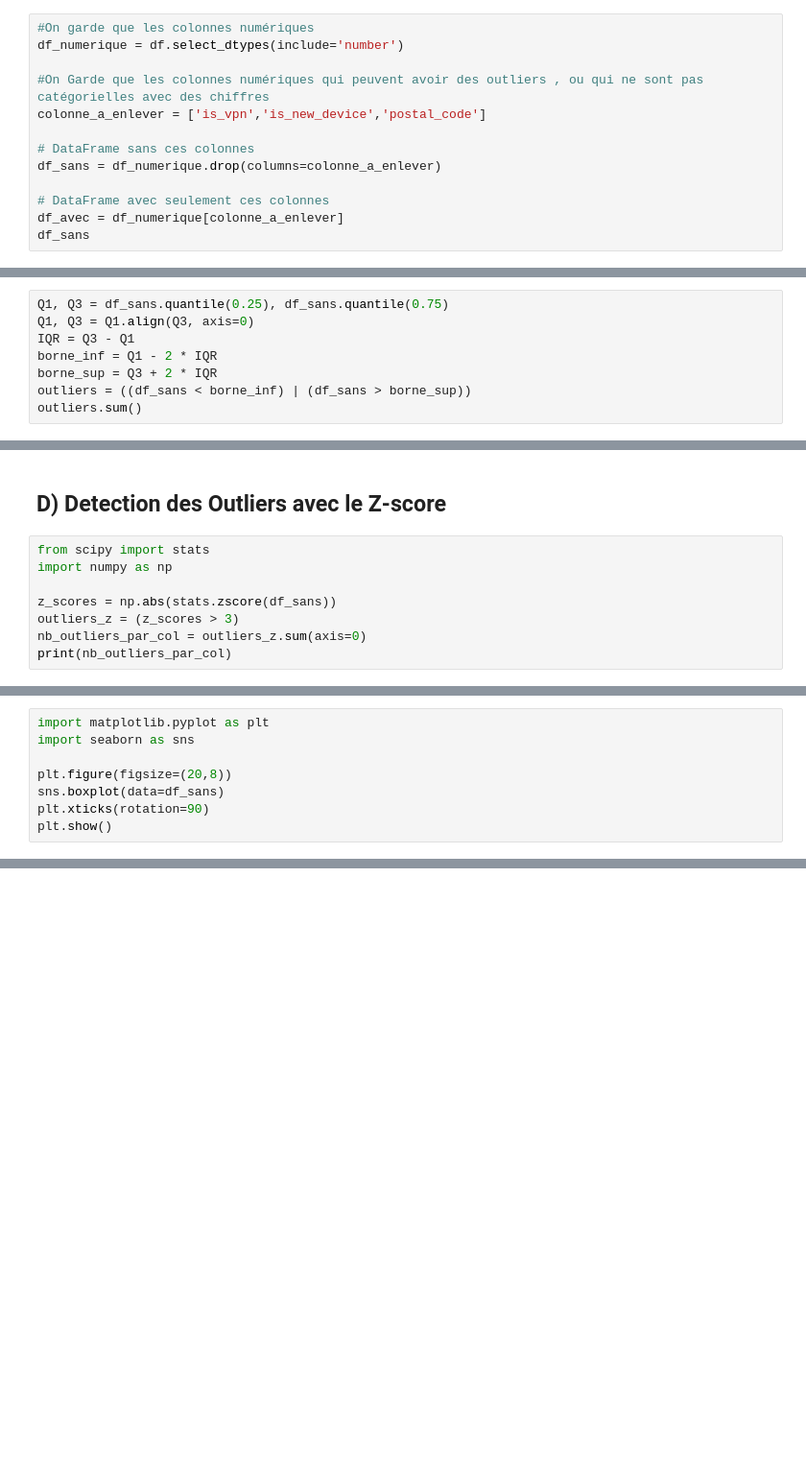
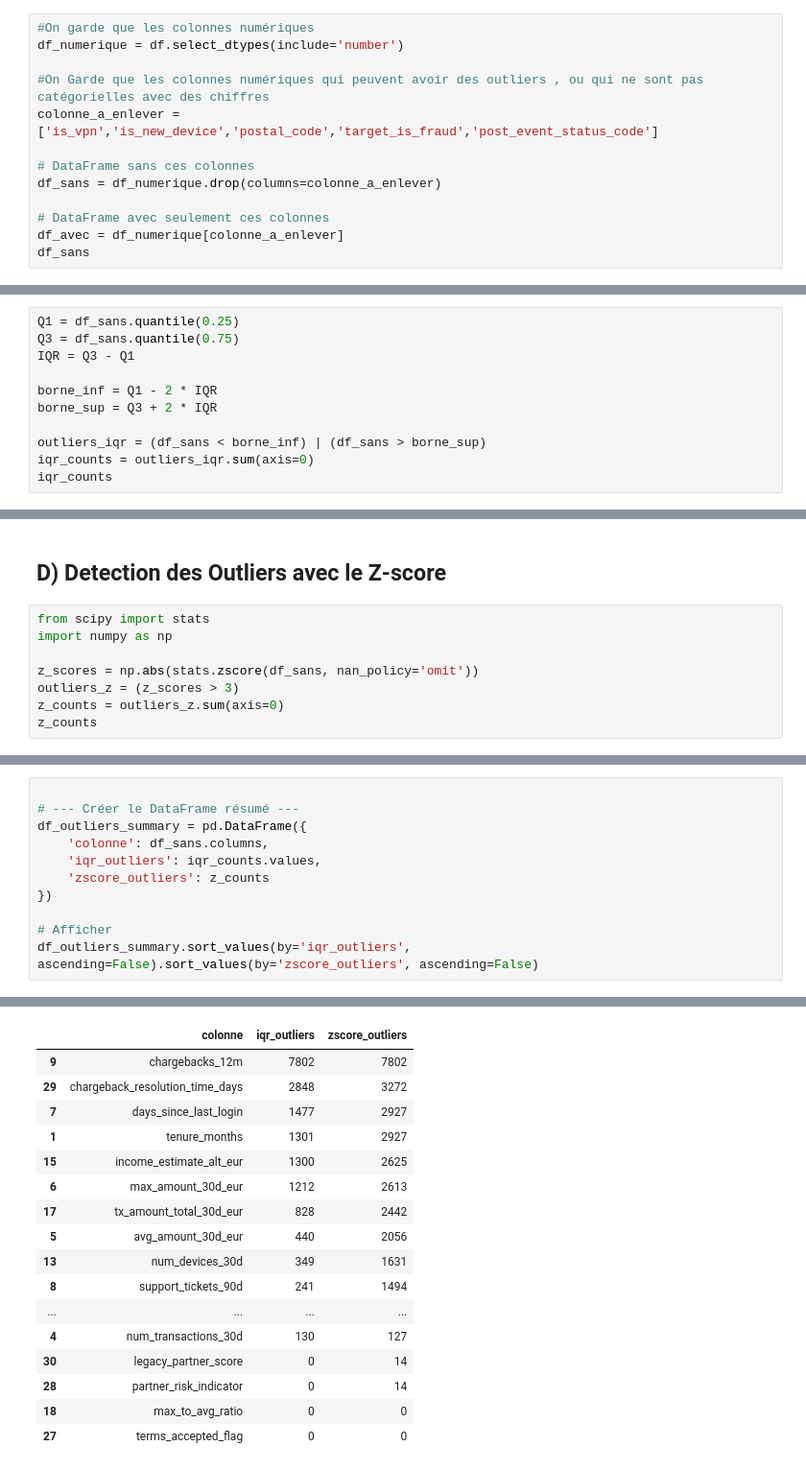
Before and after one commit to Yann-cm/Projet_Data_ML, a Jupyter notebook: 1.EDA/EDA-outliers.ipynb, the cells around one changed output, grey strips where cells are left out. Shown at 96% size. Saved outputs shown, nothing was run; the diff lists cells and outputs as text; blank space fills up the shorter version.

Commit message:
EDA-outliers-part(A-C)

```diff
--- a/1.EDA/EDA-outliers.ipynb
+++ b/1.EDA/EDA-outliers.ipynb
@@ -26,7 +26,7 @@ df.head()
 df_numerique = df.select_dtypes(include='number')
 
 #On Garde que les colonnes numériques qui peuvent avoir des outliers , ou qui ne sont pas catégorielles avec des chiffres
-colonne_a_enlever = ['is_vpn','is_new_device','postal_code']
+colonne_a_enlever = ['is_vpn','is_new_device','postal_code','target_is_fraud','post_event_status_code']
 
 # DataFrame sans ces colonnes
 df_sans = df_numerique.drop(columns=colonne_a_enlever)
@@ -51,11 +51,14 @@ df_sans
 # %% [markdown]
 ## C) Detection des Outliers avec l’IQR
 # %%
-Q1, Q3 = df_sans.quantile(0.25), df_sans.quantile(0.75)
-Q1, Q3 = Q1.align(Q3, axis=0)
+Q1 = df_sans.quantile(0.25)
+Q3 = df_sans.quantile(0.75)
 IQR = Q3 - Q1
+
 borne_inf = Q1 - 2 * IQR
 borne_sup = Q3 + 2 * IQR
-outliers = ((df_sans < borne_inf) | (df_sans > borne_sup))
-outliers.sum()
+
+outliers_iqr = (df_sans < borne_inf) | (df_sans > borne_sup)
+iqr_counts = outliers_iqr.sum(axis=0)
+iqr_counts
 # %% [output]
@@ -82,8 +85,8 @@ dtype: int64
 from scipy import stats
 import numpy as np
 
-z_scores = np.abs(stats.zscore(df_sans))
+z_scores = np.abs(stats.zscore(df_sans, nan_policy='omit'))
 outliers_z = (z_scores > 3)
-nb_outliers_par_col = outliers_z.sum(axis=0)
-print(nb_outliers_par_col)
+z_counts = outliers_z.sum(axis=0)
+z_counts
 # %% [output]
@@ -93,9 +96,12 @@ print(nb_outliers_par_col)
 # %%
-import matplotlib.pyplot as plt
-import seaborn as sns
 
-plt.figure(figsize=(20,8))
-sns.boxplot(data=df_sans)
-plt.xticks(rotation=90)
-plt.show()
+# --- Créer le DataFrame résumé ---
+df_outliers_summary = pd.DataFrame({
+    'colonne': df_sans.columns,
+    'iqr_outliers': iqr_counts.values,
+    'zscore_outliers': z_counts
+})
+
+# Afficher
+df_outliers_summary.sort_values(by='iqr_outliers', ascending=False).sort_values(by='zscore_outliers', ascending=False)
 # %% [output]
@@ -102,0 +108,17 @@ plt.show()
+|  | colonne | iqr_outliers | zscore_outliers |
+| 9 | chargebacks_12m | 7802 | 7802 |
+| 29 | chargeback_resolution_time_days | 2848 | 3272 |
+| 7 | days_since_last_login | 1477 | 2927 |
+| 1 | tenure_months | 1301 | 2927 |
+| 15 | income_estimate_alt_eur | 1300 | 2625 |
+| 6 | max_amount_30d_eur | 1212 | 2613 |
+| 17 | tx_amount_total_30d_eur | 828 | 2442 |
+| 5 | avg_amount_30d_eur | 440 | 2056 |
+| 13 | num_devices_30d | 349 | 1631 |
+| 8 | support_tickets_90d | 241 | 1494 |
+| ... | ... | ... | ... |
+| 4 | num_transactions_30d | 130 | 127 |
+| 30 | legacy_partner_score | 0 | 14 |
+| 28 | partner_risk_indicator | 0 | 14 |
+| 18 | max_to_avg_ratio | 0 | 0 |
+| 27 | terms_accepted_flag | 0 | 0 |
```
Also changed, not shown: parts of 4 cells of this notebook.
